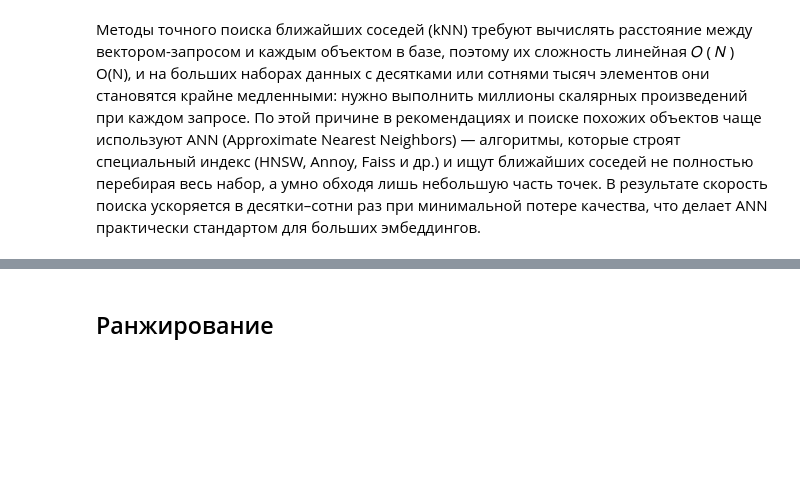
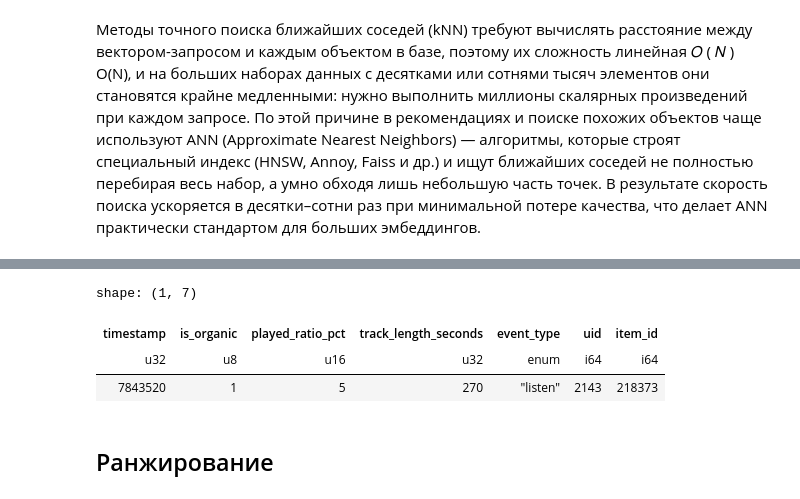
Before and after one commit to Nastasy822/music-recommendation-experiments, a Jupyter notebook: pipline.ipynb, the cells around one changed output, grey strips where cells are left out. Cells and saved outputs as stored; diff of their text form; code cells hidden in the pictures; blank space fills up the shorter version.

```diff
--- a/pipline.ipynb
+++ b/pipline.ipynb
@@ -314,3 +856,13 @@ Mean NDCG@10: 0.003722185476880808
+# %%
+pl.scan_parquet("data/work/train_encoded_lf.parquet").filter(pl.col("item_id") == 218373).collect()  #28556
+  # "1114058": 1114058,
+  #   "2625039": 1114058,
+  #   "4618546": 1114058,
+# %% [output]
+shape: (1, 7)
+| timestamp | is_organic | played_ratio_pct | track_length_seconds | event_type | uid | item_id |
+| u32 | u8 | u16 | u32 | enum | i64 | i64 |
+| 7843520 | 1 | 5 | 270 | "listen" | 2143 | 218373 |
 # %% [markdown]
 ## Ранжирование
 # %% [markdown]
```
Also changed, not shown: parts of 85 cells of this notebook, 19 other files.
